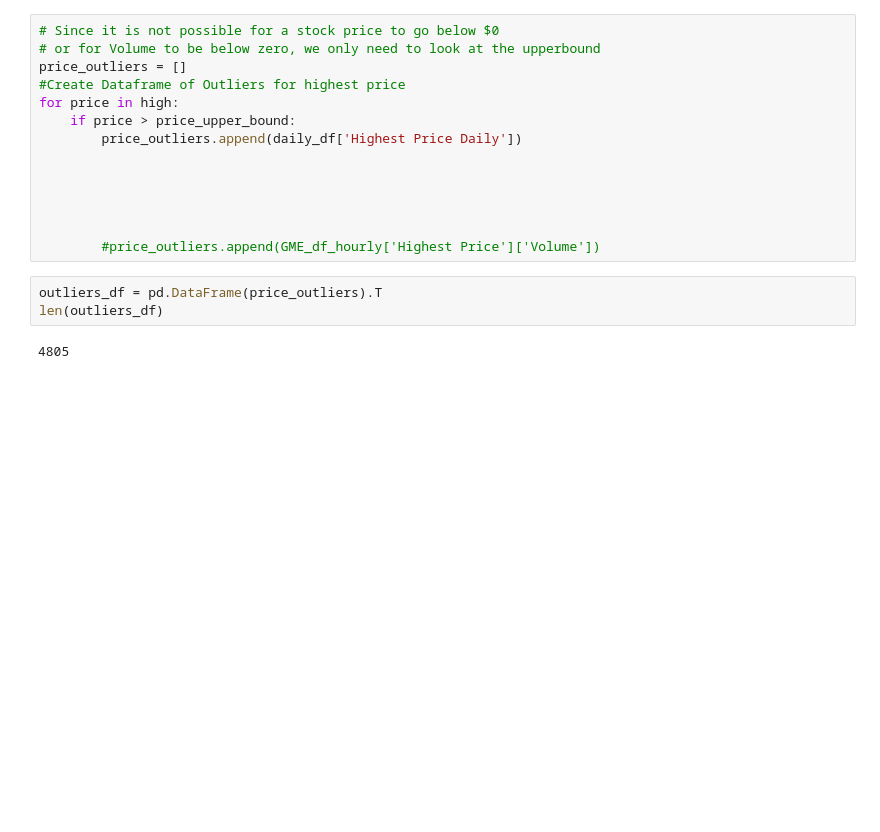
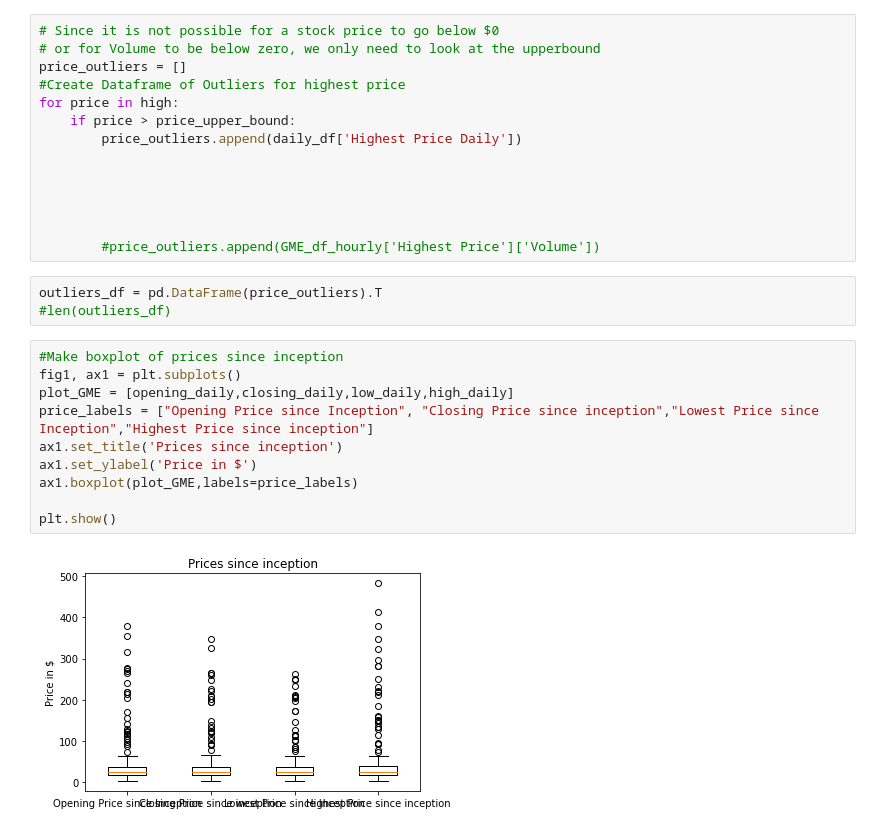
Before and after one commit to StephanieMcNutt/Project_1, a Jupyter notebook: Project_1_main.ipynb, the cells around one changed output. Cells and saved outputs as stored; diff of their text form; blank space fills up the shorter version.

```diff
--- a/Project_1_main.ipynb
+++ b/Project_1_main.ipynb
@@ -233,6 +233,16 @@ for price in high:
         #price_outliers.append(GME_df_hourly['Highest Price']['Volume'])
 # %%
 outliers_df = pd.DataFrame(price_outliers).T
-len(outliers_df)
+#len(outliers_df)
-# %% [output]
-4805
+# %%
+#Make boxplot of prices since inception
+fig1, ax1 = plt.subplots()
+plot_GME = [opening_daily,closing_daily,low_daily,high_daily]
+price_labels = ["Opening Price since Inception", "Closing Price since inception","Lowest Price since Inception","Highest Price since inception"]
+ax1.set_title('Prices since inception')
+ax1.set_ylabel('Price in $')
+ax1.boxplot(plot_GME,labels=price_labels)
+
+plt.show()
+# %% [output]
+[figure, added]
```
Also changed, not shown: parts of 9 cells of this notebook.
